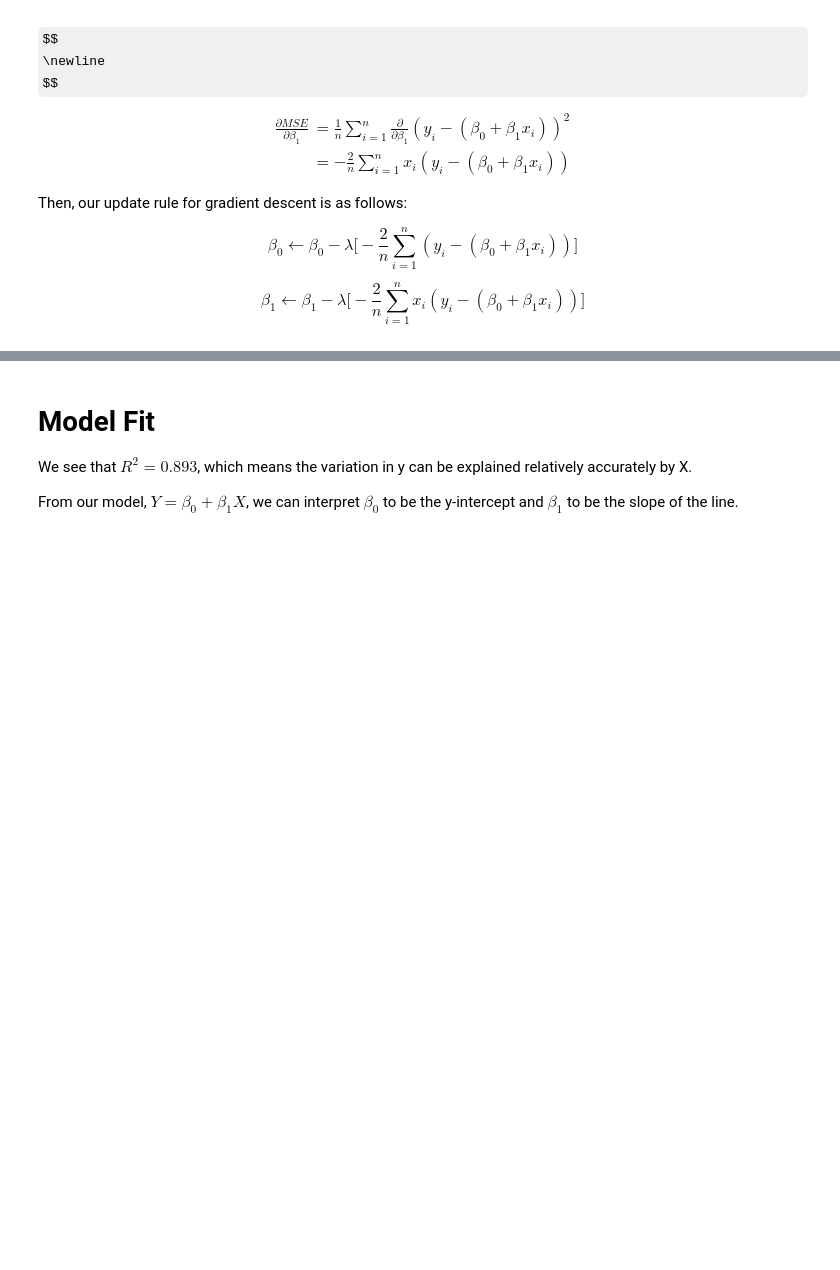
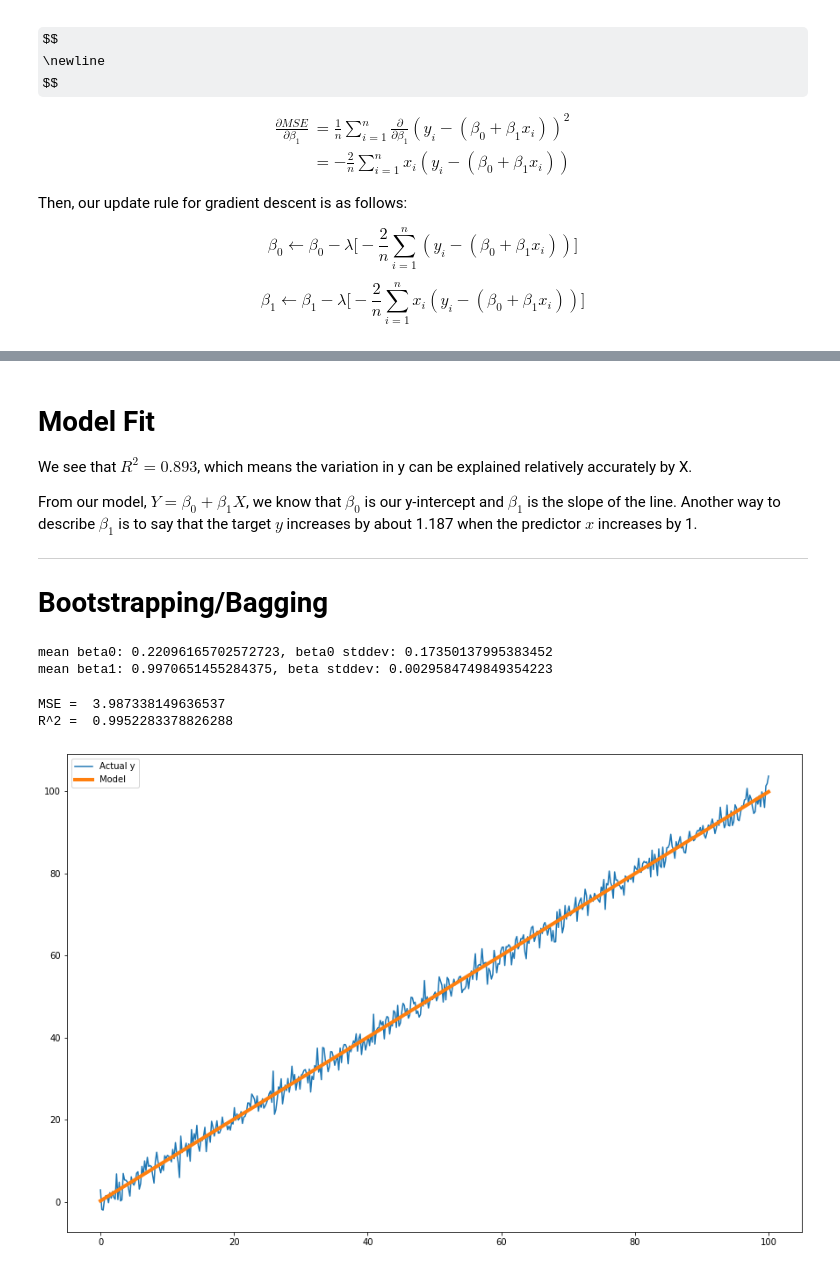
Before and after one commit to RobRoyce/DataScienceFundamentals, a Jupyter notebook: Linear Regression.ipynb, the cells around one changed output, grey strips where cells are left out. Cells and saved outputs as stored; diff of their text form; code cells hidden in the pictures; some formulas as TeX source; blank space fills up the shorter version.

Commit message:
Added bootstrapping, bagging, and t-tests

```diff
--- a/Linear Regression.ipynb
+++ b/Linear Regression.ipynb
@@ -73,4 +73,8 @@ R^2:  0.8927944717911208
 # Model Fit
 We see that $R^2 = 0.893$, which means the variation in y can be explained relatively accurately by X.
 
-From our model, $Y = \beta_0 + \beta_1 X$, we can interpret $\beta_0$ to be the y-intercept and $\beta_1$ to be the slope of the line.
+From our model, $Y = \beta_0 + \beta_1 X$, we know that $\beta_0$ is our y-intercept and $\beta_1$ is the slope of the line. Another way to describe $\beta_1$ is to say that the target $y$ increases by about 1.187 when the predictor $x$ increases by 1.
+
+---
+
+# Bootstrapping/Bagging
@@ -77,3 +85,41 @@ From our model, $Y = \beta_0 + \beta_1 X$, we can interpret $\beta_0$ to be the
 # %%
 x = np.linspace(0, 100, 500)
 y = x + 2 * np.random.randn(len(x))
+n_estimators = 1000
+beta0 = []
+beta1 = []
+# %%
+model = BaggingRegressor(linear_model.LinearRegression(),
+                        n_estimators=n_estimators,
+                        bootstrap=True,
+                        max_samples=500)
+
+model.fit(x.reshape(500,1), y)
+
+for m in model.estimators_:
+    beta0.append(m.intercept_)
+    beta1.append(m.coef_[0])
+# %%
+print('mean beta0: {}, beta0 stddev: {}\nmean beta1: {}, beta stddev: {}'.format(
+    np.mean(beta0),
+    np.std(beta0),
+    np.mean(beta1),
+    np.std(beta1))
+ )
+# %% [output]
+mean beta0: 0.22096165702572723, beta0 stddev: 0.17350137995383452
+mean beta1: 0.9970651455284375, beta stddev: 0.0029584749849354223
+# %%
+y_pred = np.mean(beta0) + np.mean(beta1) * x
+
+plt.figure(figsize=(15,10))
+plt.plot(x, y)
+plt.plot(x, y_pred, linewidth=4)
+plt.legend(['Actual y', 'Model'])
+
+print('MSE = ', mean_squared_error(y, y_pred))
+print('R^2 = ', r2_score(y, y_pred))
+# %% [output]
+MSE =  3.987338149636537
+R^2 =  0.9952283378826288
+[figure, added]
```
Also changed, not shown: parts of 12 cells of this notebook.
